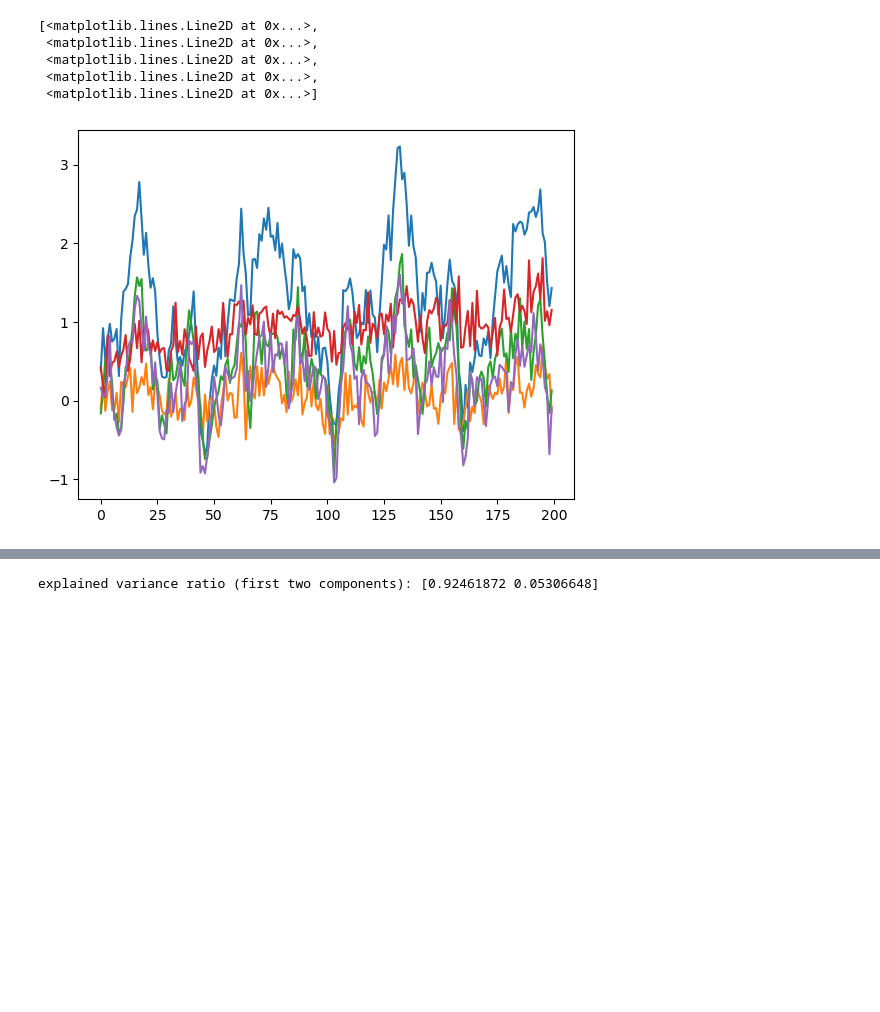
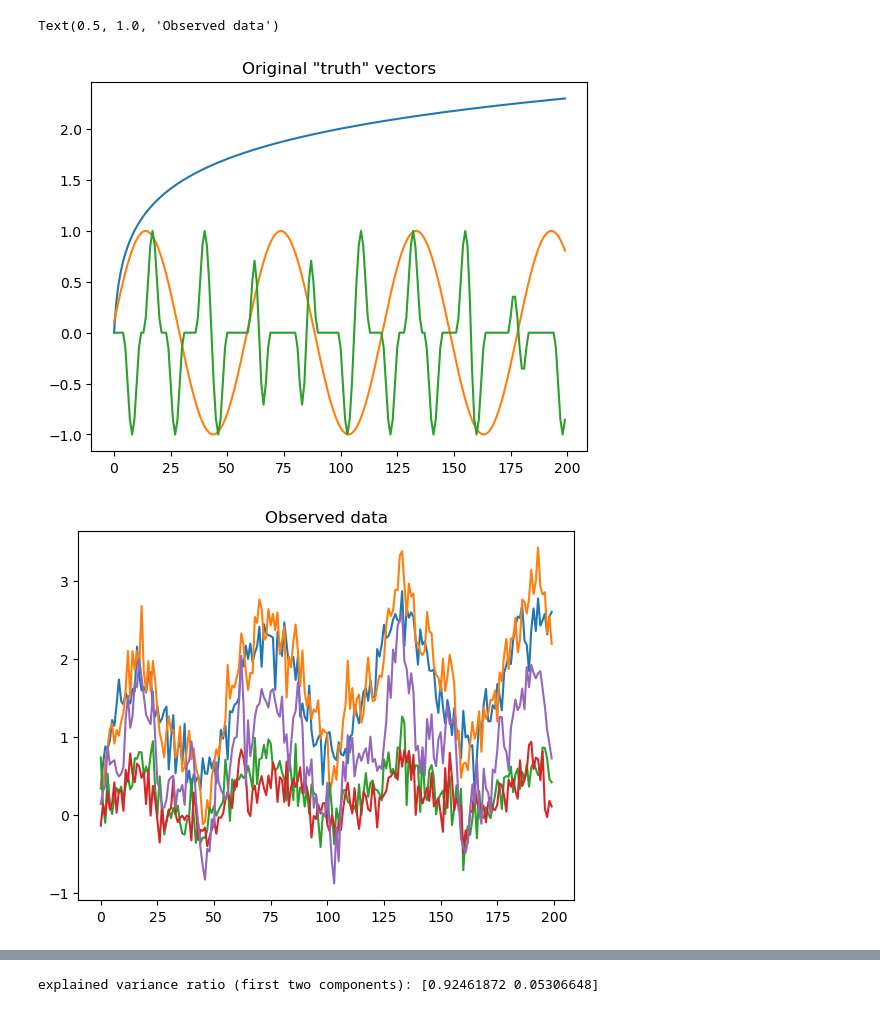
Before and after one commit to rochellekaper/n247_spring2025, a Jupyter notebook: ClassNotes/N247 PCA.ipynb, the cells around one changed output, grey strips where cells are left out. Drawn from its saved outputs; the diff is of its cells as text; code cells hidden in the pictures; blank space fills up the shorter version.

```diff
--- a/ClassNotes/N247 PCA.ipynb
+++ b/ClassNotes/N247 PCA.ipynb
@@ -16,42 +16,42 @@ times2 = d['times2']
 # %%
 import numpy as np
 from matplotlib import pyplot as plt
 from scipy import signal
 
 nobs=100
 ntr=200
 
 c0=np.arange(ntr)+1
 c1=np.log10(c0)
 c2=np.sin(c0/9.5)
 pre_c3=np.zeros(ntr)
 pre_c3[17::23]=1
 pre_c3[8::19]=-1
 c3=signal.convolve(pre_c3,signal.windows.hann(9),mode='same')
 
-#plt.plot(c1)
-#plt.plot(c2)
-#plt.plot(c3)
+plt.figure()
+plt.plot(c1)
+plt.plot(c2)
+plt.plot(c3)
+plt.title('Original "truth" vectors')
 
 rng=np.random.default_rng()
 #b0s=rng.uniform(-1,1,nobs)
 b1s=rng.uniform(0,1,nobs)
 b2s=rng.uniform(0,1,nobs)
 b3s=rng.uniform(0,1,nobs)
 data=np.zeros((nobs,ntr))
 
 for i in range(nobs):
     data[i,:] = b1s[i]*c1 + b2s[i]*c2 + b3s[i]*c3 + 0.2*rng.normal(size=ntr)
 
 plt.figure()
 plt.plot(data[0:5,:].T)
+plt.title('Observed data')
 # %% [output]
-[<matplotlib.lines.Line2D at 0x...>,
- <matplotlib.lines.Line2D at 0x...>,
- <matplotlib.lines.Line2D at 0x...>,
- <matplotlib.lines.Line2D at 0x...>,
- <matplotlib.lines.Line2D at 0x...>]
+Text(0.5, 1.0, 'Observed data')
-[figure, old version]
+[figure, new version]
+[figure, added]
 # %%
 from sklearn.decomposition import PCA
 pca=PCA(n_components=4)
```
Also changed, not shown: parts of 2 cells of this notebook.
